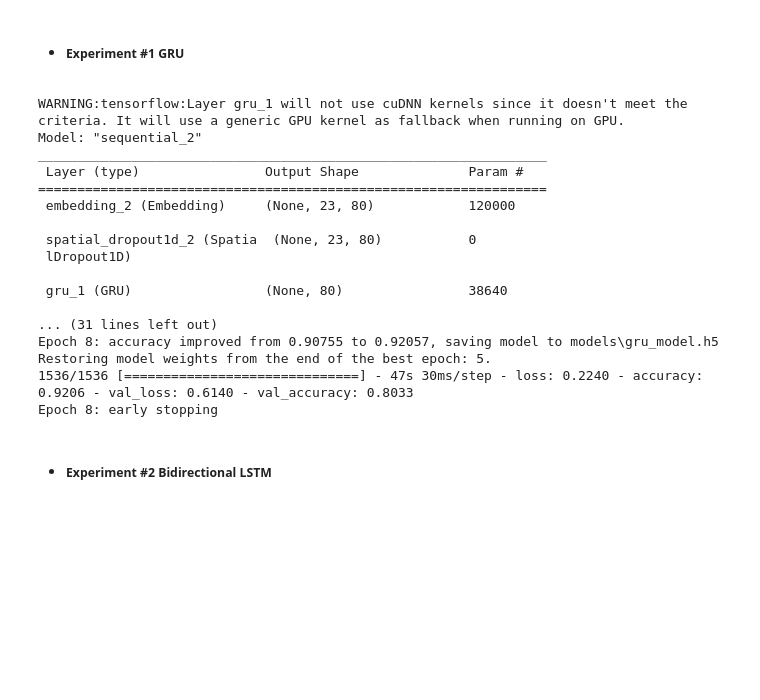
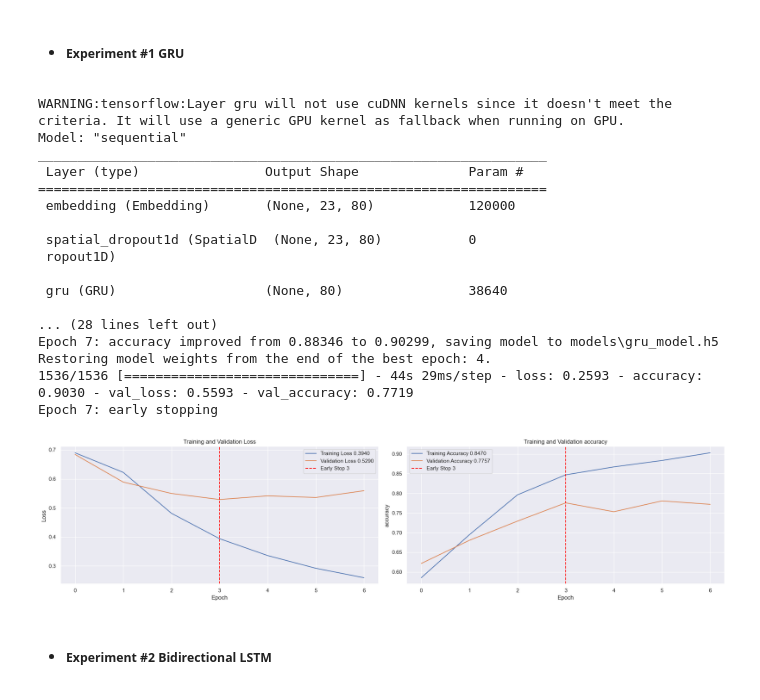
Before and after one commit to jquinatoa/Jquinatoa_Portfolio, a Jupyter notebook: RNN - Sentiment Analysis/sentiment_analysis.ipynb, the cells around one changed output. Saved outputs shown, nothing was run; the diff lists cells and outputs as text; code cells hidden in the pictures; blank space fills up the shorter version.

```diff
--- a/RNN - Sentiment Analysis/sentiment_analysis.ipynb
+++ b/RNN - Sentiment Analysis/sentiment_analysis.ipynb
@@ -433,6 +433,38 @@ print(X_testing.shape, testing_data_labels.shape)
 (398, 23, 1) (398,)
 # %% [markdown]
 ### **2) Modeling**
+# %%
+def loss_accuracy_plot(history, early_stopping_callback):
+
+    early_stop = early_stopping_callback.stopped_epoch - early_stopping_callback.patience
+
+    plt.figure(figsize=(20, 5))
+
+    # Subplot 1
+    plt.subplot(1, 2, 1)
+    plt.plot(history.history['loss'], label=f'Training Loss {history.history["loss"][early_stop]:.4f}')
+    plt.plot(history.history['val_loss'], label=f'Validation Loss {history.history["val_loss"][early_stop]:.4f}')
+    plt.axvline(x=early_stop, color='red', linestyle='--', label=f'Early Stop {early_stop}')
+    plt.title('Training and Validation Loss')
+    plt.xlabel('Epoch')
+    plt.ylabel('Loss')
+    plt.legend()
+
+    # Subplot 2
+    plt.subplot(1, 2, 2)
+    plt.plot(history.history['accuracy'], label=f'Training Accuracy {history.history["accuracy"][early_stop]:.4f}')
+    plt.plot(history.history['val_accuracy'], label=f'Validation Accuracy {history.history["val_accuracy"][early_stop]:.4f}')
+    plt.axvline(x=early_stop, color='red', linestyle='--', label=f'Early Stop {early_stop}')
+    plt.title('Training and Validation accuracy')
+    plt.xlabel('Epoch')
+    plt.ylabel('accuracy')
+    plt.legend()
+
+    # Adjust layout to prevent overlap
+    plt.tight_layout()
+
+    # Show the plots
+    plt.show()
 # %% [markdown]
 * ##### Experiment #1 GRU
 # %%
@@ -455,13 +487,13 @@ model_gru.compile(loss='binary_crossentropy', optimizer=Nadam(learning_rate=0.00
 model_gru.summary()
 
 # Define callbacks
-checkpoint_callback = tf.keras.callbacks.ModelCheckpoint(filepath= 'models/gru_model.h5',
+checkpoint_callback_gru = tf.keras.callbacks.ModelCheckpoint(filepath= 'models/gru_model.h5',
                                                          save_best_only=True,
                                                          monitor='accuracy',
                                                          mode='max',
                                                          verbose=1)
 
-early_stopping_callback = tf.keras.callbacks.EarlyStopping(monitor='val_loss',
+early_stopping_callback_gru = tf.keras.callbacks.EarlyStopping(monitor='val_loss',
                                                           patience=3,
                                                           restore_best_weights=True,
                                                           verbose=1)
@@ -471,25 +503,29 @@ history_gru_m = model_gru.fit(X_train,
                             batch_size= 1,
                             validation_data=(X_validation, validation_data_labels),
                             epochs = 100,
-                            callbacks=[checkpoint_callback, early_stopping_callback])
+                            callbacks=[checkpoint_callback_gru, early_stopping_callback_gru])
 # %% [output]
-WARNING:tensorflow:Layer gru_1 will not use cuDNN kernels since it doesn't meet the criteria. It will use a generic GPU kernel as fallback when running on GPU.
-Model: "sequential_2"
+WARNING:tensorflow:Layer gru will not use cuDNN kernels since it doesn't meet the criteria. It will use a generic GPU kernel as fallback when running on GPU.
+Model: "sequential"
 _________________________________________________________________
  Layer (type)                Output Shape              Param #
 =================================================================
- embedding_2 (Embedding)     (None, 23, 80)            120000
+ embedding (Embedding)       (None, 23, 80)            120000
 
- spatial_dropout1d_2 (Spatia  (None, 23, 80)           0
- lDropout1D)
+ spatial_dropout1d (SpatialD  (None, 23, 80)           0
+ ropout1D)
 
- gru_1 (GRU)                 (None, 80)                38640
+ gru (GRU)                   (None, 80)                38640
 
-... (31 lines left out)
-Epoch 8: accuracy improved from 0.90755 to 0.92057, saving model to models\gru_model.h5
-Restoring model weights from the end of the best epoch: 5.
-1536/1536 [==============================] - 47s 30ms/step - loss: 0.2240 - accuracy: 0.9206 - val_loss: 0.6140 - val_accuracy: 0.8033
-Epoch 8: early stopping
+... (28 lines left out)
+Epoch 7: accuracy improved from 0.88346 to 0.90299, saving model to models\gru_model.h5
+Restoring model weights from the end of the best epoch: 4.
+1536/1536 [==============================] - 44s 29ms/step - loss: 0.2593 - accuracy: 0.9030 - val_loss: 0.5593 - val_accuracy: 0.7719
+Epoch 7: early stopping
+# %%
+loss_accuracy_plot(history_gru_m, early_stopping_callback_gru)
+# %% [output]
+[figure, added]
 # %% [markdown]
 * ##### Experiment #2 Bidirectional LSTM
 # %%
```
Also changed, not shown: parts of 9 cells of this notebook, 3 other files.
